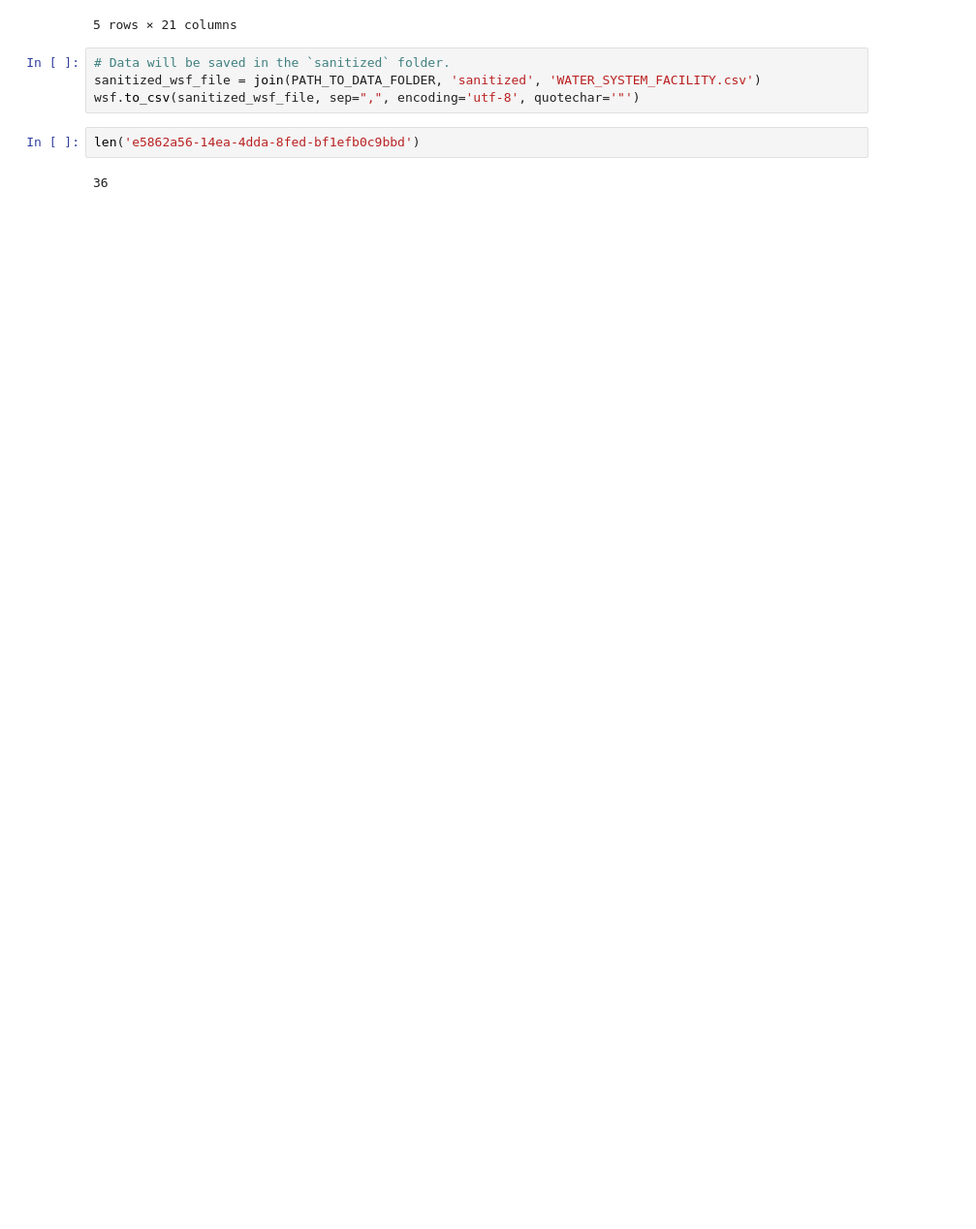
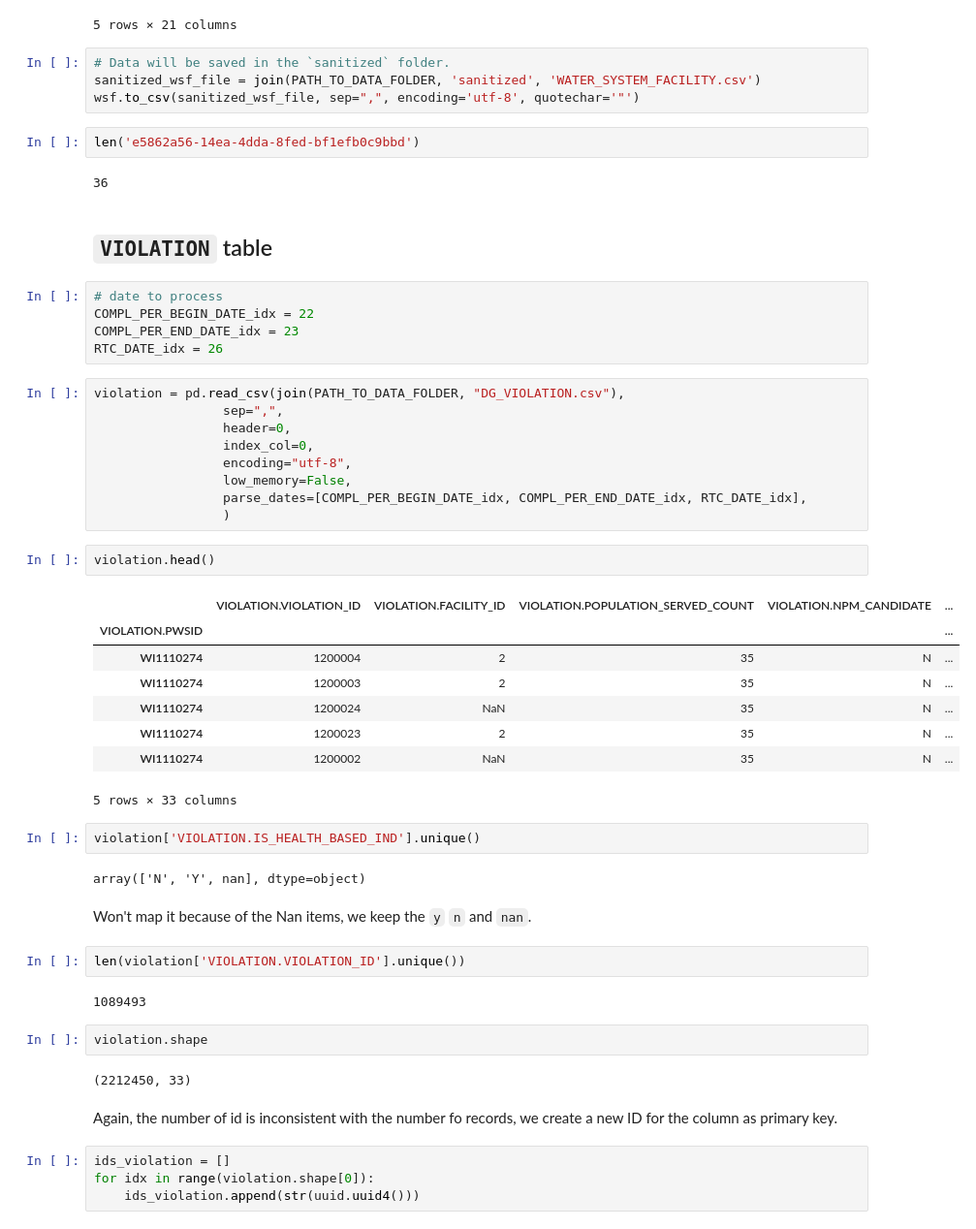
Before and after one commit to codeforboston/safe-water, a Jupyter notebook: csv_pre_processing_for_DB_integration.ipynb, the cells around one changed output. Shown at 97% size. Cells and saved outputs as stored; diff of their text form; blank space fills up the shorter version.

Commit message:
add: pre-processing for VIOLATION table

```diff
--- a/csv_pre_processing_for_DB_integration.ipynb
+++ b/csv_pre_processing_for_DB_integration.ipynb
@@ -203,3 +203,50 @@ wsf.to_csv(sanitized_wsf_file, sep=",", encoding='utf-8', quotechar='"')
 len('e5862a56-14ea-4dda-8fed-bf1efb0c9bbd')
 # %% [output]
 36
+# %% [markdown]
+## `VIOLATION` table
+# %%
+# date to process
+COMPL_PER_BEGIN_DATE_idx = 22
+COMPL_PER_END_DATE_idx = 23
+RTC_DATE_idx = 26
+# %%
+violation = pd.read_csv(join(PATH_TO_DATA_FOLDER, "DG_VIOLATION.csv"),
+                 sep=",",
+                 header=0,
+                 index_col=0,
+                 encoding="utf-8",
+                 low_memory=False,
+                 parse_dates=[COMPL_PER_BEGIN_DATE_idx, COMPL_PER_END_DATE_idx, RTC_DATE_idx],
+                 )
+# %%
+violation.head()
+# %% [output]
+|  | VIOLATION.VIOLATION_ID | VIOLATION.FACILITY_ID | VIOLATION.POPULATION_SERVED_COUNT | VIOLATION.NPM_CANDIDATE | ... |
+| VIOLATION.PWSID |  |  |  |  | ... |
+| WI1110274 | 1200004 | 2 | 35 | N | ... |
+| WI1110274 | 1200003 | 2 | 35 | N | ... |
+| WI1110274 | 1200024 | NaN | 35 | N | ... |
+| WI1110274 | 1200023 | 2 | 35 | N | ... |
+| WI1110274 | 1200002 | NaN | 35 | N | ... |
+5 rows × 33 columns
+# %%
+violation['VIOLATION.IS_HEALTH_BASED_IND'].unique()
+# %% [output]
+array(['N', 'Y', nan], dtype=object)
+# %% [markdown]
+Won't map it because of the Nan items, we keep the `y` `n` and `nan`.
+# %%
+len(violation['VIOLATION.VIOLATION_ID'].unique())
+# %% [output]
+1089493
+# %%
+violation.shape
+# %% [output]
+(2212450, 33)
+# %% [markdown]
+Again, the number of id is inconsistent with the number fo records, we create a new ID for the column as primary key.
+# %%
+ids_violation = []
+for idx in range(violation.shape[0]):
+    ids_violation.append(str(uuid.uuid4()))
```
Also changed, not shown: parts of 6 cells of this notebook.
